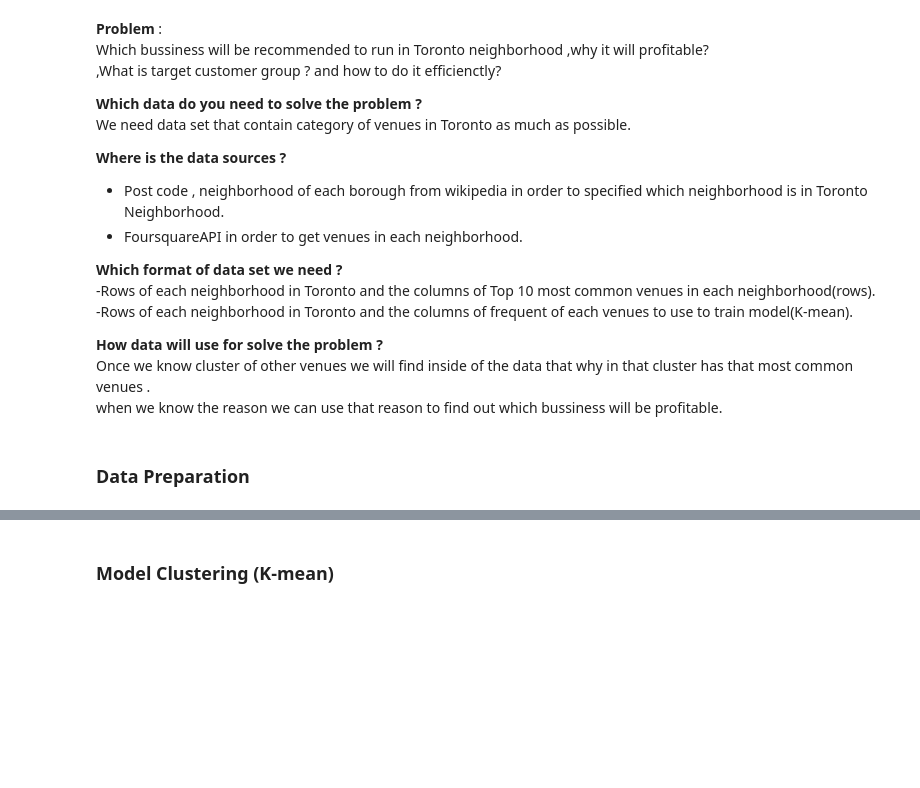
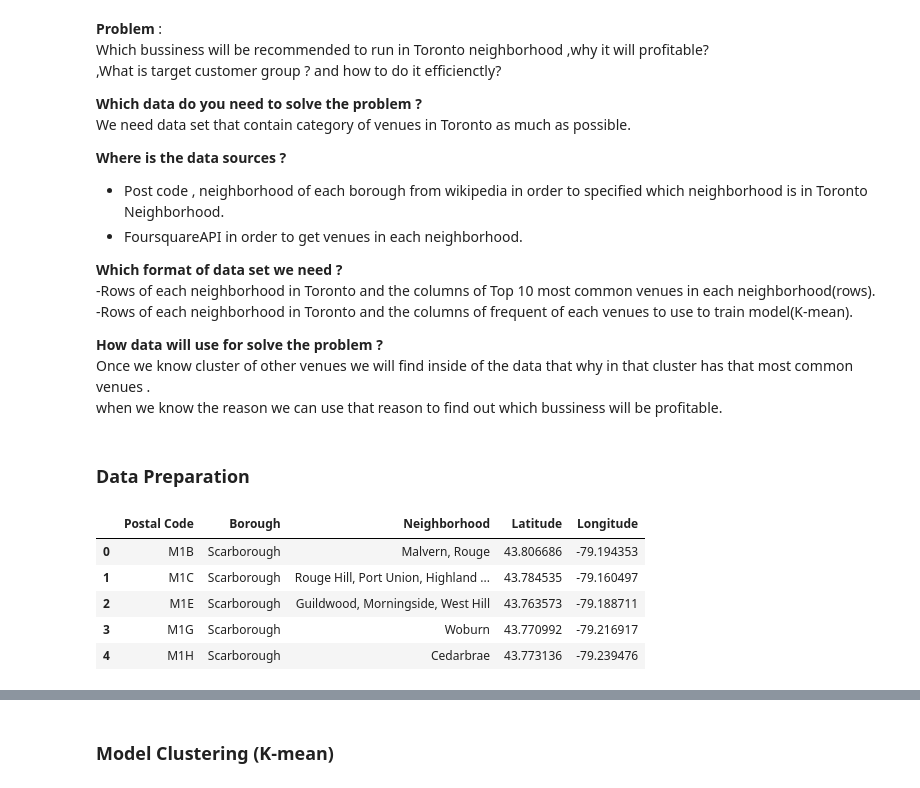
Before and after one commit to blxsheep/IBM_Capstone_Project, a Jupyter notebook: Capstone Project.ipynb, the cells around one changed output, grey strips where cells are left out. Cells and saved outputs as stored; diff of their text form; code cells hidden in the pictures; blank space fills up the shorter version.

```diff
--- a/Capstone Project.ipynb
+++ b/Capstone Project.ipynb
@@ -28,6 +28,27 @@ when we know the reason we can use that reason to find out which bussiness will
 <h3> Data  Preparation</h3>
 # %%
 import pandas as pd
-import numpy as np
+pd.set_option('display.max_columns', None)
+pd.set_option('display.max_rows', None)
+import  json
+import requests
+from geopy.geocoders import Nominatim
+from pandas.io.json import json_normalize
+import matplotlib.cm as cm
+import matplotlib.colors as colors
+from sklearn.cluster import KMeans
+import folium
 from jupyterthemes import jtplot
 jtplot.style(theme = 'monokai',ticks = True,grid = False ,context = 'notebook')
+# %%
+df  = pd.read_csv('neighborhood_toronto.csv')
+col =  df.columns
+df.drop(col[0],axis= 1 , inplace = True)
+df.head()
+# %% [output]
+|  | Postal Code | Borough | Neighborhood | Latitude | Longitude |
+| 0 | M1B | Scarborough | Malvern, Rouge | 43.806686 | -79.194353 |
+| 1 | M1C | Scarborough | Rouge Hill, Port Union, Highland ... | 43.784535 | -79.160497 |
+| 2 | M1E | Scarborough | Guildwood, Morningside, West Hill | 43.763573 | -79.188711 |
+| 3 | M1G | Scarborough | Woburn | 43.770992 | -79.216917 |
+| 4 | M1H | Scarborough | Cedarbrae | 43.773136 | -79.239476 |
```
Also changed, not shown: parts of 11 cells of this notebook.
